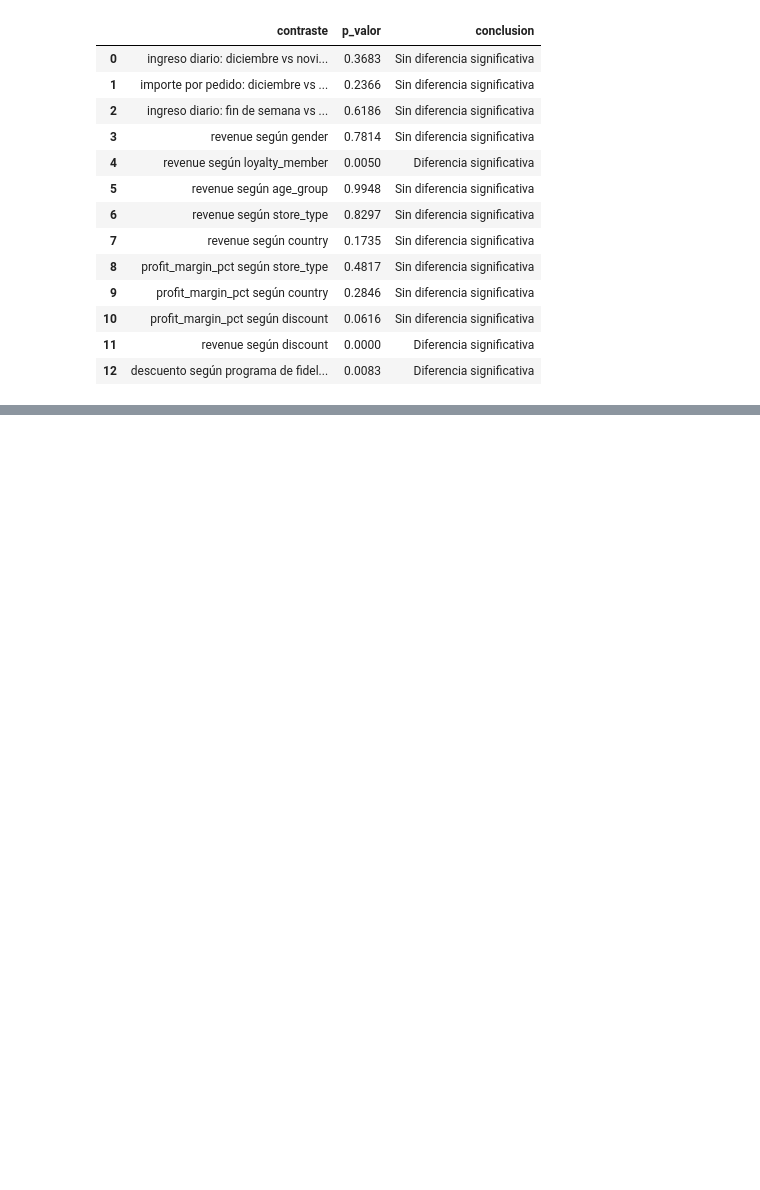
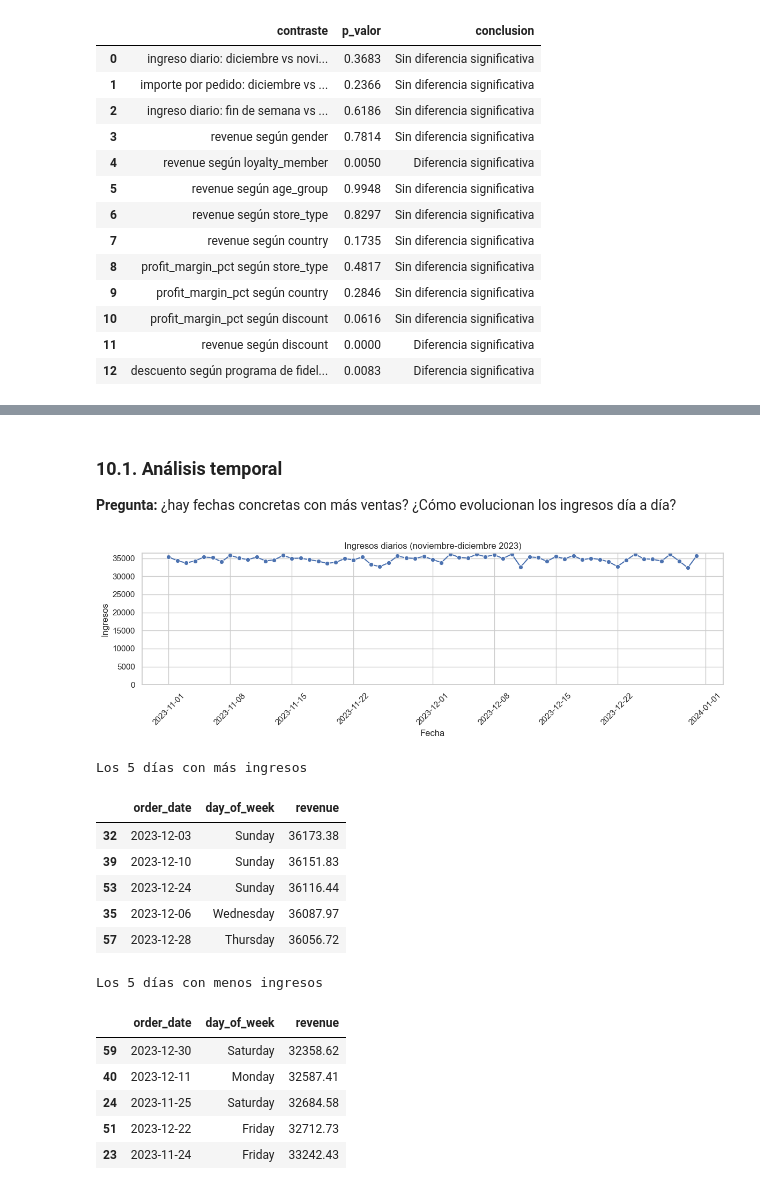
Before and after one commit to SofiaConsoli/Proyecto_Final_Data_and_Analytics, a Jupyter notebook: notebooks/proyecto_final_EDA_python.ipynb, the cells around one changed output, grey strips where cells are left out. Cells and saved outputs as stored; diff of their text form; code cells hidden in the pictures; blank space fills up the shorter version.

```diff
--- a/notebooks/proyecto_final_EDA_python.ipynb
+++ b/notebooks/proyecto_final_EDA_python.ipynb
@@ -1334,0 +1356,37 @@ display(tabla_resumen)
+# %% [markdown]
+### 10.1. Análisis temporal
+
+**Pregunta:** ¿hay fechas concretas con más ventas? ¿Cómo evolucionan los ingresos día a día?
+# %%
+plt.figure(figsize=(12, 4))
+sns.lineplot(data=ingreso_diario, x="order_date", y="revenue", marker="o")
+plt.ylim(bottom=0)
+plt.title("Ingresos diarios (noviembre-diciembre 2023)")
+plt.xlabel("Fecha")
+plt.ylabel("Ingresos")
+plt.xticks(rotation=45)
+plt.tight_layout()
+guardar_grafico("10_1_ingresos_diarios")
+plt.show()
+
+print("Los 5 días con más ingresos")
+display(ingreso_diario.nlargest(5, "revenue")[["order_date", "day_of_week", "revenue"]])
+
+print("Los 5 días con menos ingresos")
+display(ingreso_diario.nsmallest(5, "revenue")[["order_date", "day_of_week", "revenue"]])
+# %% [output]
+[figure, added]
+Los 5 días con más ingresos
+|  | order_date | day_of_week | revenue |
+| 32 | 2023-12-03 | Sunday | 36173.38 |
+| 39 | 2023-12-10 | Sunday | 36151.83 |
+| 53 | 2023-12-24 | Sunday | 36116.44 |
+| 35 | 2023-12-06 | Wednesday | 36087.97 |
+| 57 | 2023-12-28 | Thursday | 36056.72 |
+Los 5 días con menos ingresos
+|  | order_date | day_of_week | revenue |
+| 59 | 2023-12-30 | Saturday | 32358.62 |
+| 40 | 2023-12-11 | Monday | 32587.41 |
+| 24 | 2023-11-25 | Saturday | 32684.58 |
+| 51 | 2023-12-22 | Friday | 32712.73 |
+| 23 | 2023-11-24 | Friday | 33242.43 |
```
Also changed, not shown: parts of 38 cells of this notebook, 8 other files.
